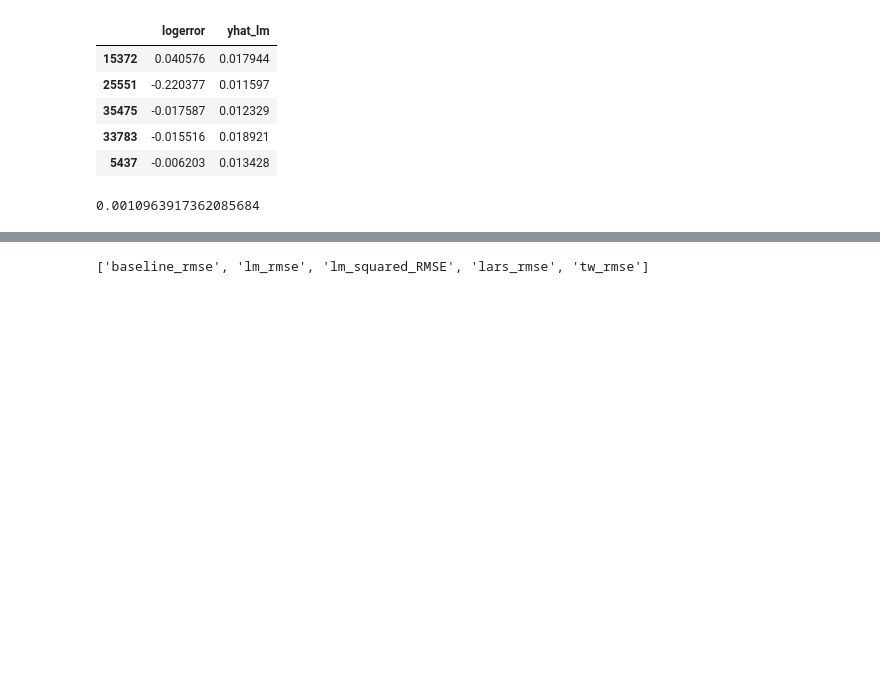
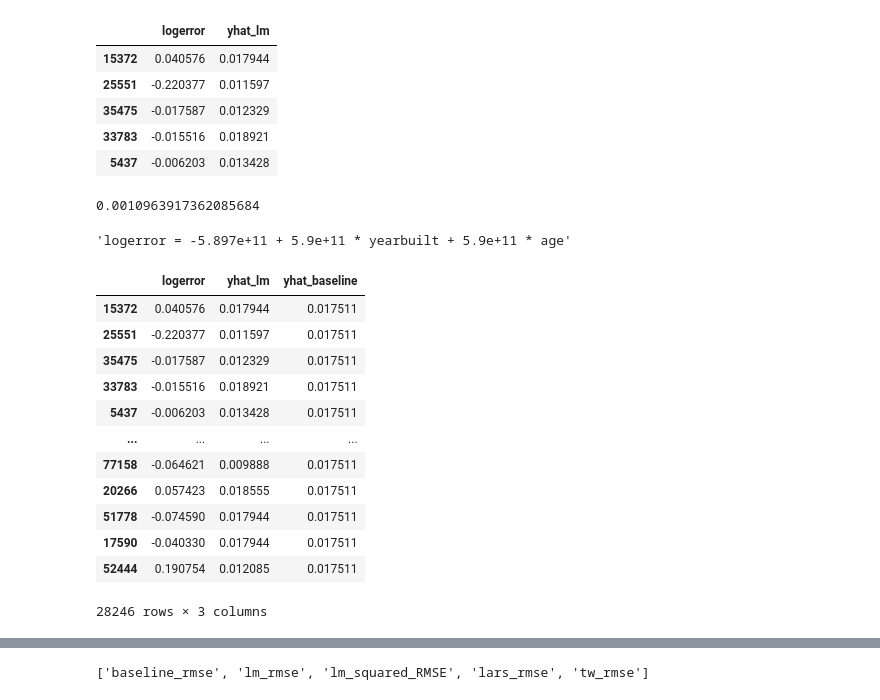
Before and after one commit to lukewbecker/clustering-project, a Jupyter notebook: zillow_mvp_cleaned.ipynb, the cells around one changed output, grey strips where cells are left out. Saved outputs shown, nothing was run; the diff lists cells and outputs as text; code cells hidden in the pictures; blank space fills up the shorter version.

```diff
--- a/zillow_mvp_cleaned.ipynb
+++ b/zillow_mvp_cleaned.ipynb
@@ -1223,11 +1220,13 @@ r2_lm
 0.0010963917362085684
 # %%
 output = "{} = {:.4} + {:.2} * {} + {:.3} * {}".format(
-    y_train.columns[0],
-    lm.intercept_[0],
-    lm.coef_[0][0],
+    y_train_predict.columns[0],
+    lm_basic.intercept_[0],
+    lm_basic.coef_[0][0],
     rfe_features[0],
-    lm.coef_[0][1],
+    lm_basic.coef_[0][1],
     rfe_features[1],
 )
 output
+# %% [output]
+'logerror = -5.897e+11 + 5.9e+11 * yearbuilt + 5.9e+11 * age'
@@ -1233,0 +1246,18 @@ output
+# %%
+y_train_predict['yhat_baseline'] = y_train['logerror'].mean()
+# y_train_predict.drop(columns = 'yhat_baseline', inplace = True)
+y_train_predict
+# %% [output]
+|  | logerror | yhat_lm | yhat_baseline |
+| 15372 | 0.040576 | 0.017944 | 0.017511 |
+| 25551 | -0.220377 | 0.011597 | 0.017511 |
+| 35475 | -0.017587 | 0.012329 | 0.017511 |
+| 33783 | -0.015516 | 0.018921 | 0.017511 |
+| 5437 | -0.006203 | 0.013428 | 0.017511 |
+| ... | ... | ... | ... |
+| 77158 | -0.064621 | 0.009888 | 0.017511 |
+| 20266 | 0.057423 | 0.018555 | 0.017511 |
+| 51778 | -0.074590 | 0.017944 | 0.017511 |
+| 17590 | -0.040330 | 0.017944 | 0.017511 |
+| 52444 | 0.190754 | 0.012085 | 0.017511 |
+28246 rows × 3 columns
```
Also changed, not shown: parts of 9 cells of this notebook.
